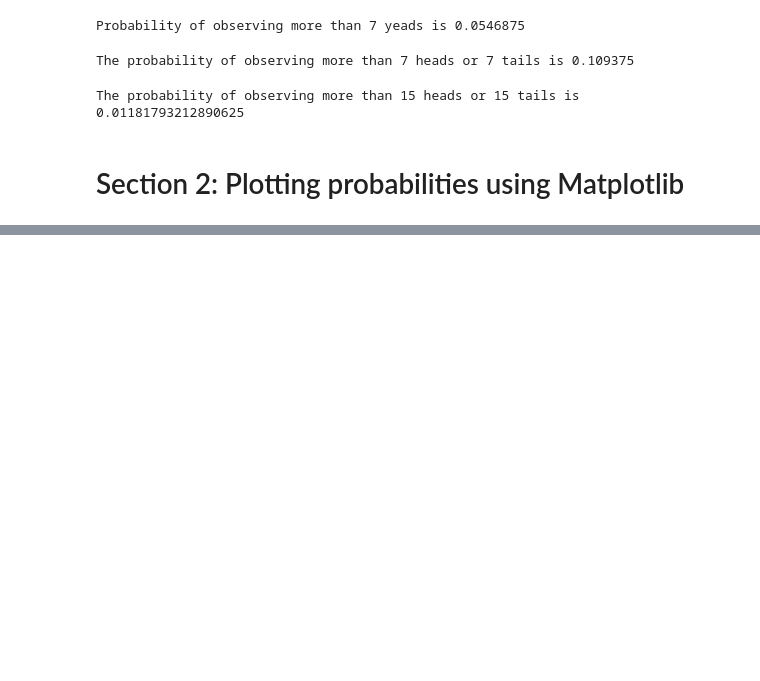
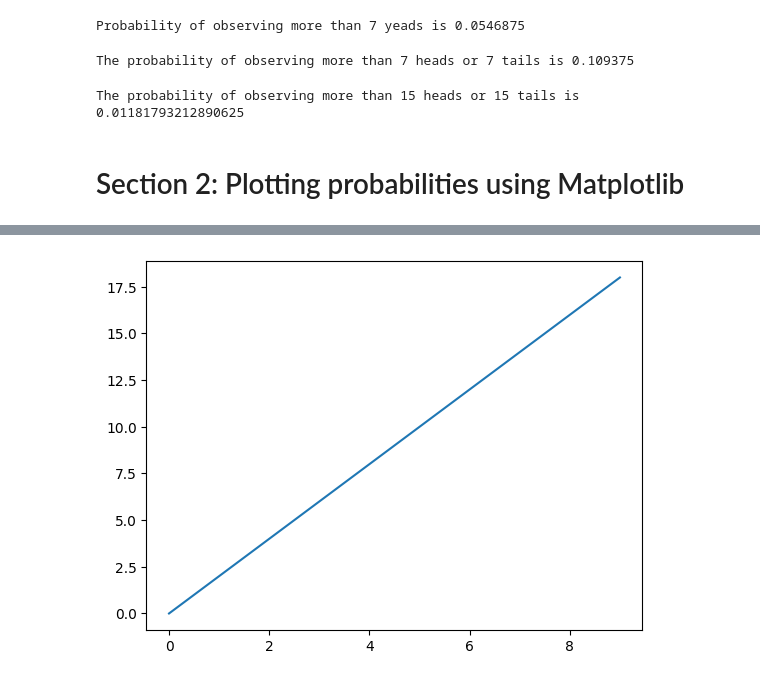
Before and after one commit to tacotuesday/reading_list, a Jupyter notebook: python/data_science_bookcamp/cs01-curriculum.ipynb, the cells around one changed output, grey strips where cells are left out. Cells and saved outputs as stored; diff of their text form; code cells hidden in the pictures; blank space fills up the shorter version.

```diff
--- a/python/data_science_bookcamp/cs01-curriculum.ipynb
+++ b/python/data_science_bookcamp/cs01-curriculum.ipynb
@@ -291,0 +314,8 @@ The probability of observing more than 15 heads or 15 tails is 0.011817932128906
+# %%
+# Plotting a linear relationship
+x = range(0, 10)
+y = [2 * value for value in x]
+plt.plot(x, y)
+plt.show()
+# %% [output]
+[figure, added]
```
Also changed, not shown: parts of 5 cells of this notebook.
